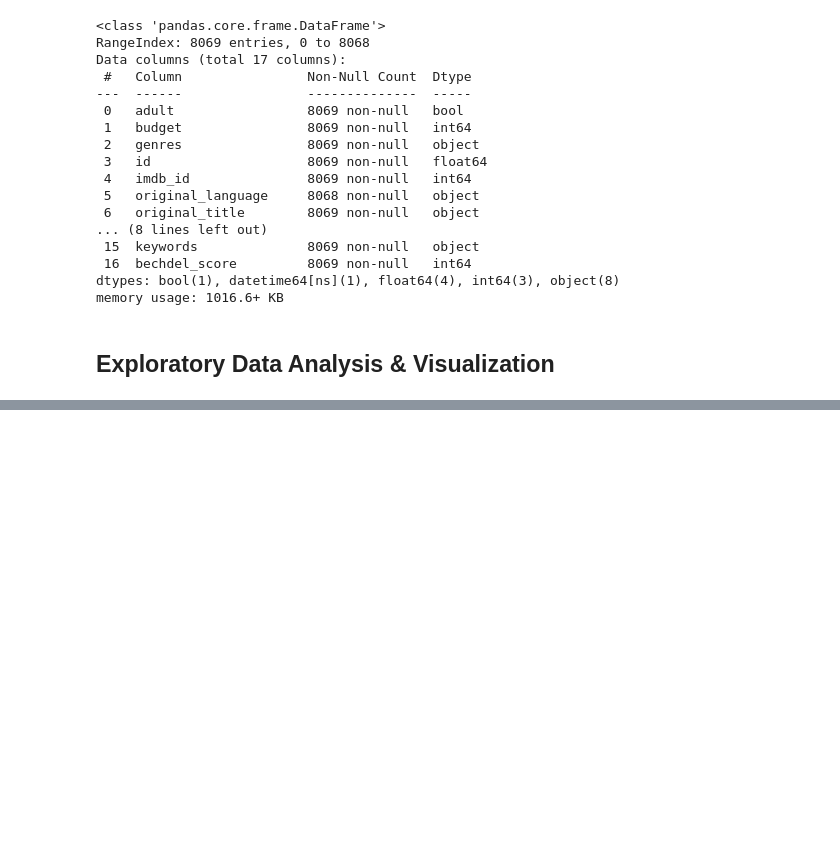
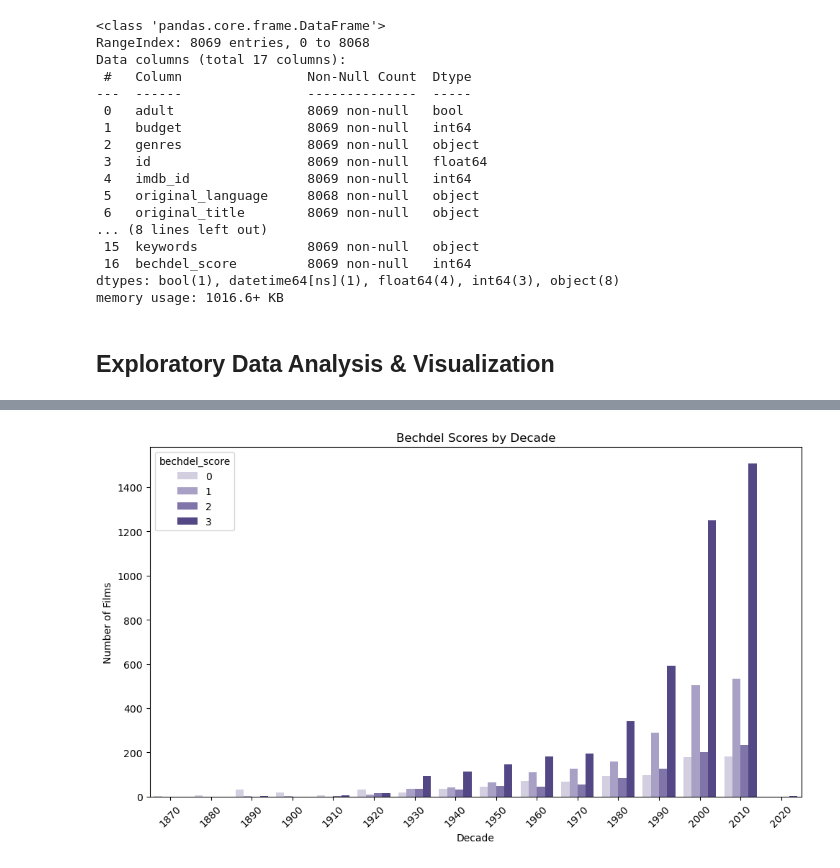
Before and after one commit to 80line/Bechdel_Test_Films, a Jupyter notebook: bechdel_test_films.ipynb, the cells around one changed output, grey strips where cells are left out. Saved outputs shown, nothing was run; the diff lists cells and outputs as text; code cells hidden in the pictures; blank space fills up the shorter version.

```diff
--- a/bechdel_test_films.ipynb
+++ b/bechdel_test_films.ipynb
@@ -124,0 +317,32 @@ memory usage: 1016.6+ KB
+# %%
+## Bechdel score by decade ('release_date')
+
+# Define your custom purple-blue monochrome palette
+custom_palette = {
+    0: "#d3cce3",  # lightest
+    1: "#a69acb",  # light
+    2: "#7b6bb2",  # medium
+    3: "#4c3c91",  # darkest
+}
+
+# Bechdel score by decade with custom colors
+if 'release_date' in bechdel_movies.columns:
+    bechdel_movies['release_year'] = pd.to_datetime(bechdel_movies['release_date'], errors='coerce').dt.year
+    bechdel_movies['decade'] = ((bechdel_movies['release_year'] // 10) * 10).astype('Int64')
+
+    plt.figure(figsize=(10, 6))
+    sns.countplot(
+        data=bechdel_movies,
+        x='decade',
+        hue='bechdel_score',
+        palette=custom_palette
+    )
+    plt.title('Bechdel Scores by Decade')
+    plt.xlabel('Decade')
+    plt.ylabel('Number of Films')
+    plt.xticks(rotation=45)
+
+    plt.tight_layout()
+    plt.show()
+# %% [output]
+[figure, added]
```
Also changed, not shown: parts of 12 cells of this notebook.
